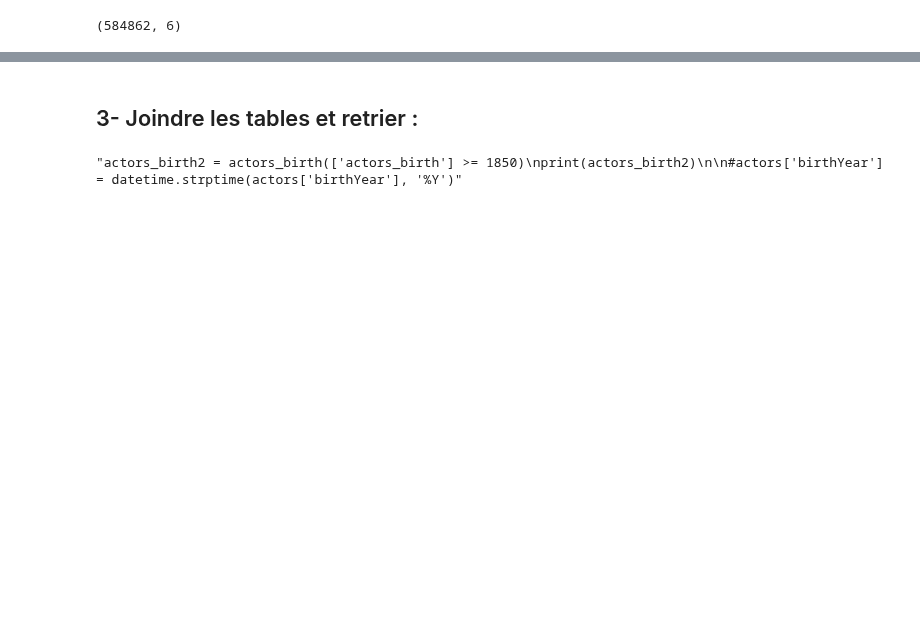
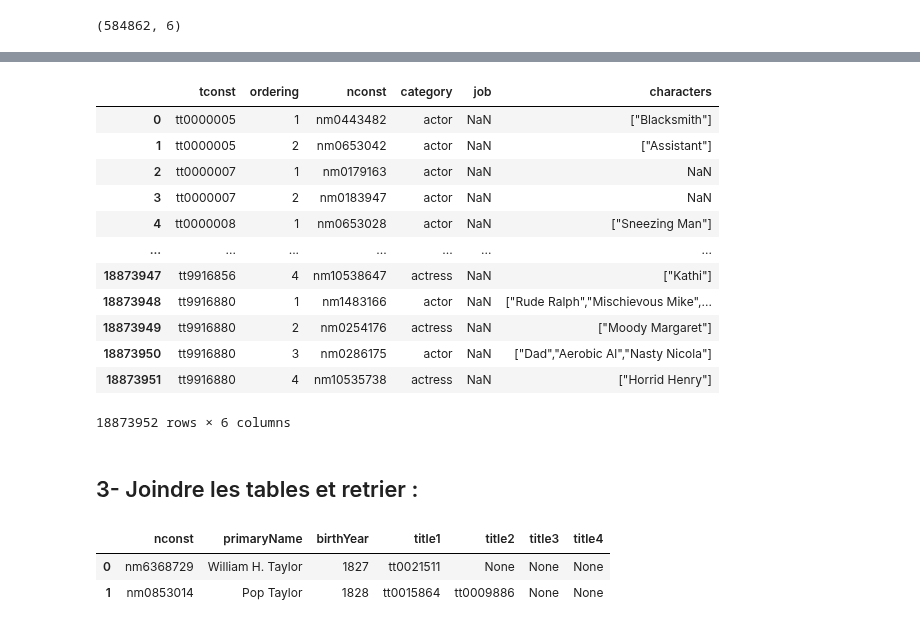
Before and after one commit to CathieLC/Wild_movie_project, a Jupyter notebook: Catherine/Catherine_mean_age_actors.ipynb, the cells around one changed output, grey strips where cells are left out. Cells and saved outputs as stored; diff of their text form; code cells hidden in the pictures; blank space fills up the shorter version.

```diff
--- a/Catherine/Catherine_mean_age_actors.ipynb
+++ b/Catherine/Catherine_mean_age_actors.ipynb
@@ -97,0 +108,12 @@ movies.shape # table brute
+# %%
+# filtre par category actor and actress
+title = title.loc[(title['category']=='actor')|(title['category']=='actress')]
+# %%
+#reset index base title
+title.reset_index(inplace=True)
+
+#drop colonne index en double
+title.drop('index',axis = 1, inplace=True)
+# %%
+# remplacer les \n par des nan
+title.replace('\\N', np.nan, inplace=True)
@@ -214,3 +268,4 @@ actors.head()
 # %%
-# remplacer les \N pas des nan dans tout le df actors
-actors.replace('\\N', np.nan, inplace=True)
+# Remplacer les \N par des nan
+
+title.replace('\\N', np.nan, inplace=True)
@@ -278,0 +272,18 @@ actors.head()
+# %%
+#dropna sur les cellules startyear non renseignées
+
+title.dropna(subset=['tconst'])
+# %% [output]
+|  | tconst | ordering | nconst | category | job | characters |
+| 0 | tt0000005 | 1 | nm0443482 | actor | NaN | ["Blacksmith"] |
+| 1 | tt0000005 | 2 | nm0653042 | actor | NaN | ["Assistant"] |
+| 2 | tt0000007 | 1 | nm0179163 | actor | NaN | NaN |
+| 3 | tt0000007 | 2 | nm0183947 | actor | NaN | NaN |
+| 4 | tt0000008 | 1 | nm0653028 | actor | NaN | ["Sneezing Man"] |
+| ... | ... | ... | ... | ... | ... | ... |
+| 18873947 | tt9916856 | 4 | nm10538647 | actress | NaN | ["Kathi"] |
+| 18873948 | tt9916880 | 1 | nm1483166 | actor | NaN | ["Rude Ralph","Mischievous Mike",... |
+| 18873949 | tt9916880 | 2 | nm0254176 | actress | NaN | ["Moody Margaret"] |
+| 18873950 | tt9916880 | 3 | nm0286175 | actor | NaN | ["Dad","Aerobic Al","Nasty Nicola"] |
+| 18873951 | tt9916880 | 4 | nm10535738 | actress | NaN | ["Horrid Henry"] |
+18873952 rows × 6 columns
@@ -291,7 +296,6 @@ actors.head()
-# %%
-'''actors_birth2 = actors_birth(['actors_birth'] >= 1850)
-print(actors_birth2)
-
-#actors['birthYear'] = datetime.strptime(actors['birthYear'], '%Y')'''
-# %% [output]
-"actors_birth2 = actors_birth(['actors_birth'] >= 1850)\nprint(actors_birth2)\n\n#actors['birthYear'] = datetime.strptime(actors['birthYear'], '%Y')"
+# %%
+actors.head(2)
+# %% [output]
+|  | nconst | primaryName | birthYear | title1 | title2 | title3 | title4 |
+| 0 | nm6368729 | William H. Taylor | 1827 | tt0021511 | None | None | None |
+| 1 | nm0853014 | Pop Taylor | 1828 | tt0015864 | tt0009886 | None | None |
```
Also changed, not shown: parts of 46 cells of this notebook.
